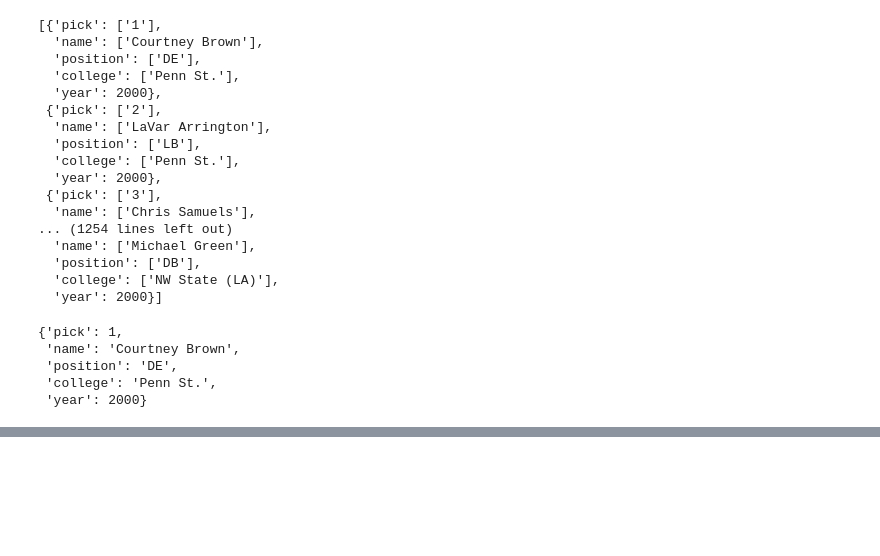
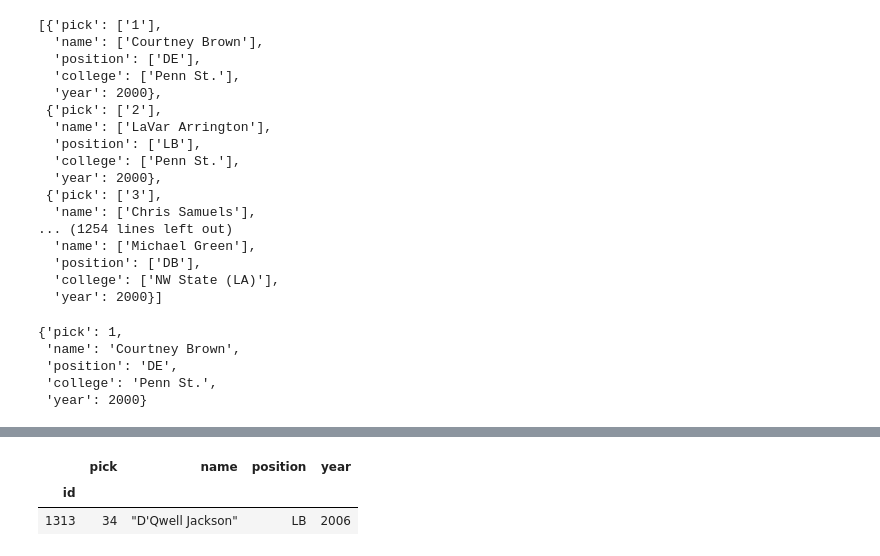
Before and after one commit to j-gilkey/nfl_draft_regression, a Jupyter notebook: nfl_draft_sequel.ipynb, the cells around one changed output, grey strips where cells are left out. Saved outputs shown, nothing was run; the diff lists cells and outputs as text; code cells hidden in the pictures; blank space fills up the shorter version.

```diff
--- a/nfl_draft_sequel.ipynb
+++ b/nfl_draft_sequel.ipynb
@@ -170,0 +178,6 @@ insert_into_sql(draft_list)
+# %%
+df[df['name'].str.contains('HOF')]
+# %% [output]
+|  | pick | name | position | year |
+| id |  |  |  |  |
+| 1313 | 34 | "D'Qwell Jackson" | LB | 2006 |
```
Also changed, not shown: parts of 8 cells of this notebook.
